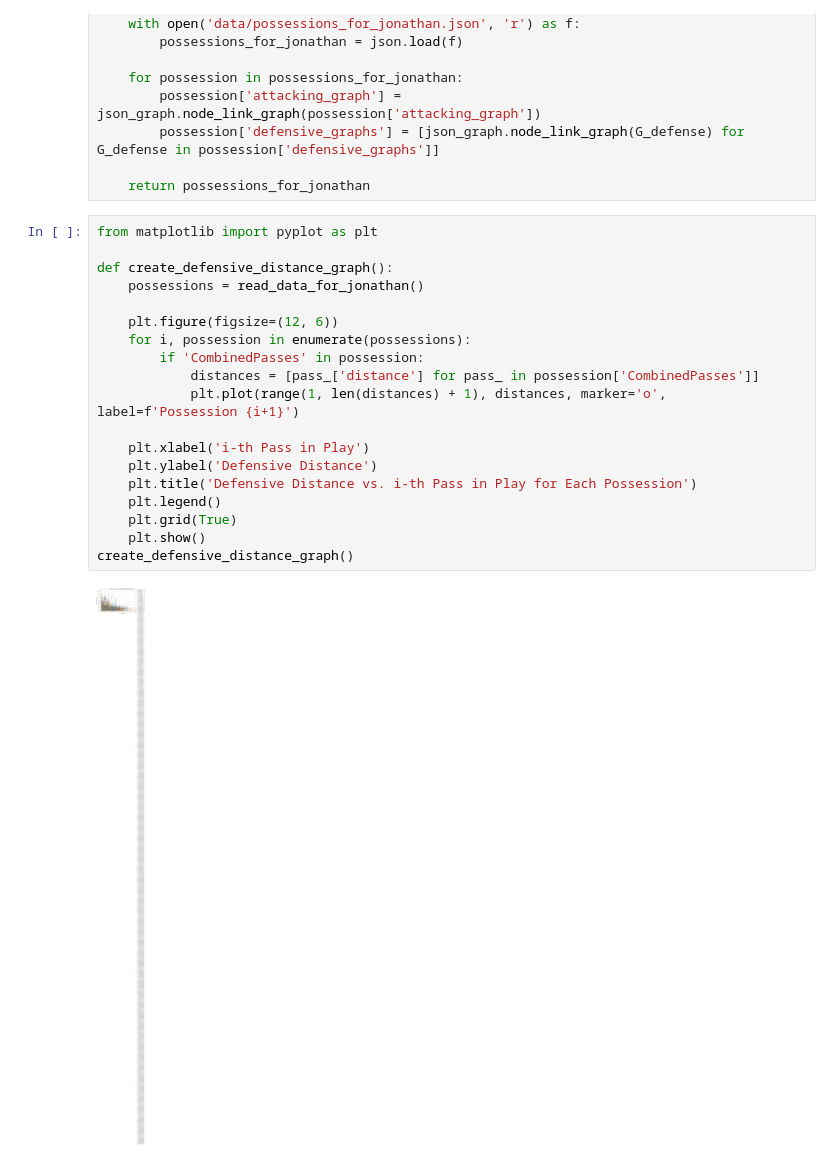
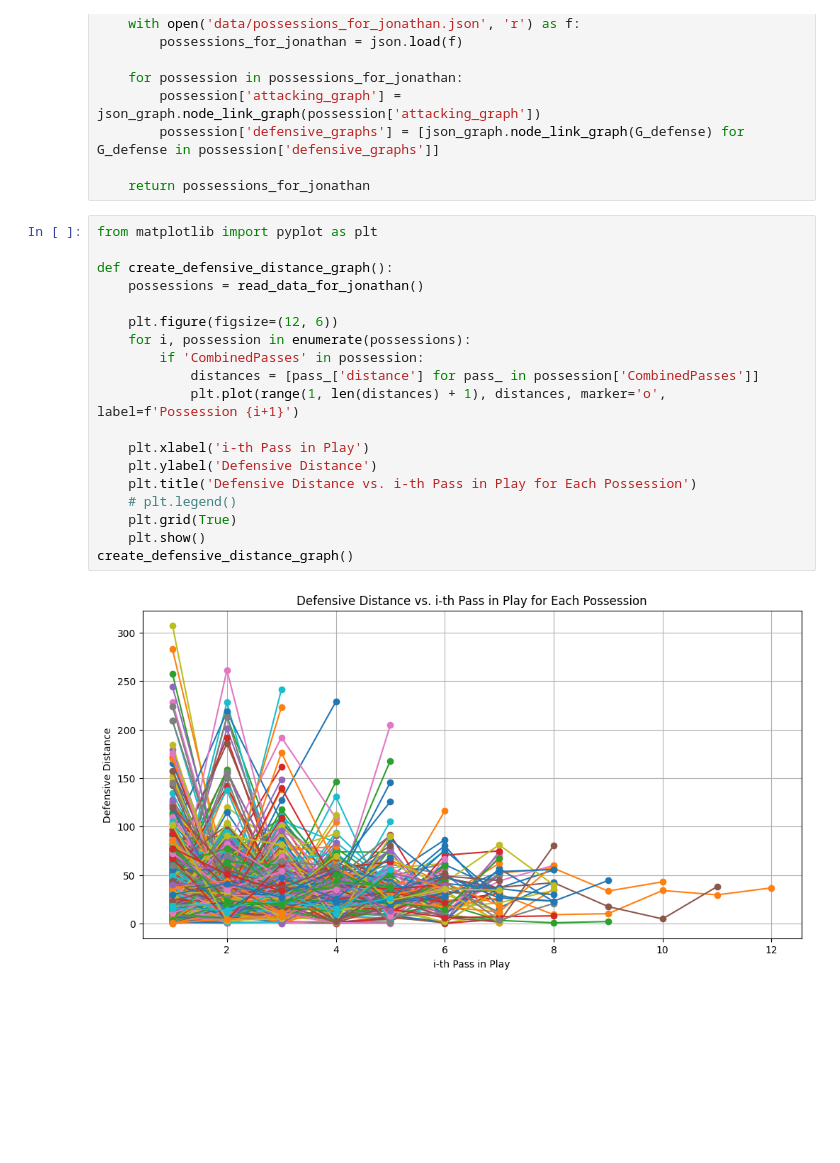
Before and after one commit to Jonathannsegal/networks, a Jupyter notebook: analysis.ipynb, the cells around one changed output. Saved outputs shown, nothing was run; the diff lists cells and outputs as text; blank space fills up the shorter version.

```diff
--- a/analysis.ipynb
+++ b/analysis.ipynb
@@ -15,21 +15,21 @@ def read_data_for_jonathan():
 # %%
 from matplotlib import pyplot as plt
 
 def create_defensive_distance_graph():
     possessions = read_data_for_jonathan()
 
     plt.figure(figsize=(12, 6))
     for i, possession in enumerate(possessions):
         if 'CombinedPasses' in possession:
             distances = [pass_['distance'] for pass_ in possession['CombinedPasses']]
             plt.plot(range(1, len(distances) + 1), distances, marker='o', label=f'Possession {i+1}')
 
     plt.xlabel('i-th Pass in Play')
     plt.ylabel('Defensive Distance')
     plt.title('Defensive Distance vs. i-th Pass in Play for Each Possession')
-    plt.legend()
+    # plt.legend()
     plt.grid(True)
     plt.show()
 create_defensive_distance_graph()
 # %% [output]
-[figure, old version]
+[figure, new version]
```
Also changed, not shown: parts of 2 cells of this notebook.
